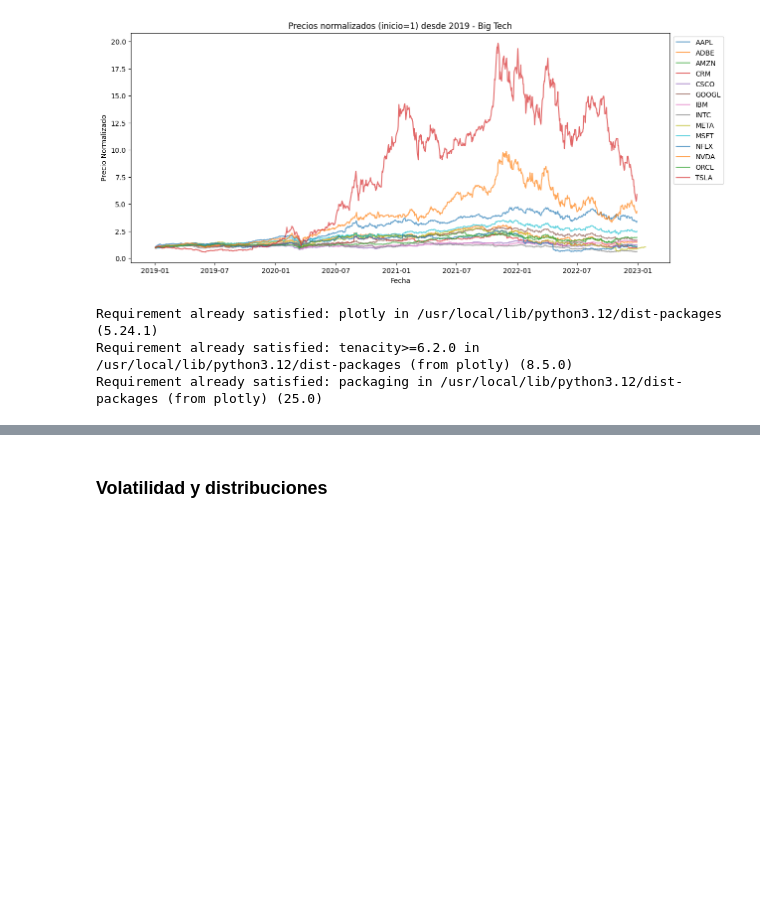
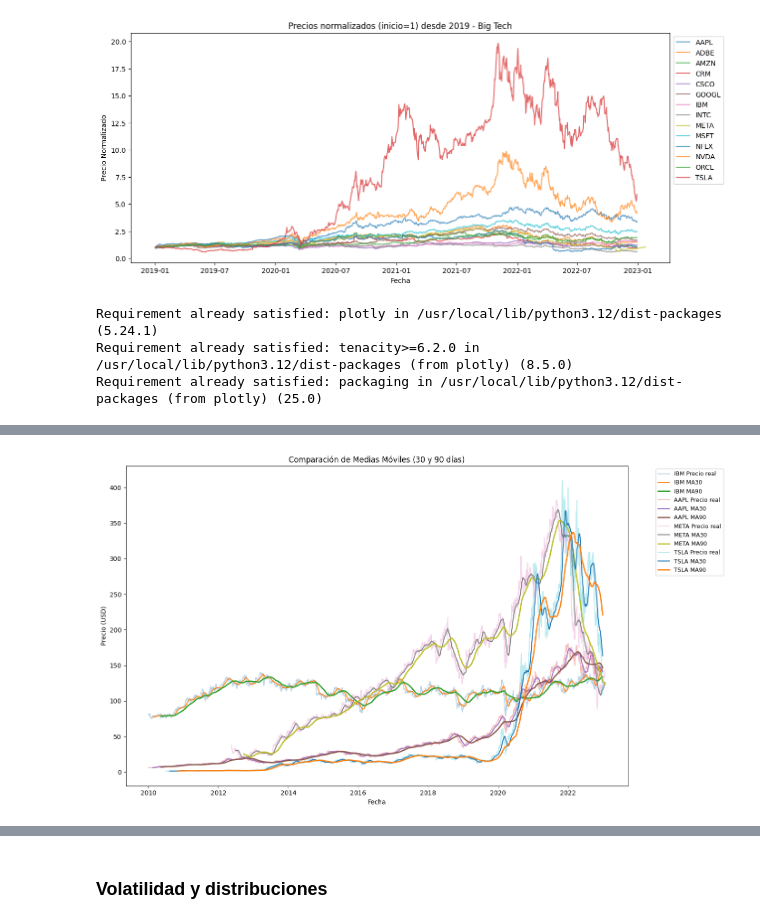
Before and after one commit to PosiTriOnix/BigTechStocks, a Jupyter notebook: Stocks.ipynb, the cells around one changed output, grey strips where cells are left out. Saved outputs shown, nothing was run; the diff lists cells and outputs as text; code cells hidden in the pictures; blank space fills up the shorter version.

```diff
--- a/Stocks.ipynb
+++ b/Stocks.ipynb
@@ -227,0 +310,28 @@ fig.show()
+# %%
+import matplotlib.pyplot as plt
+
+# Filtrar solo las 4 empresas de interés
+empresas = ['IBM', 'AAPL', 'META', 'TSLA']
+df_sel = df[df['stock_symbol'].isin(empresas)].sort_values(['stock_symbol','date'])
+
+# Calcular rolling mean (30 y 90 días) por empresa
+df_sel['rolling_mean_30'] = df_sel.groupby('stock_symbol')['adj_close'].transform(lambda x: x.rolling(30).mean())
+df_sel['rolling_mean_90'] = df_sel.groupby('stock_symbol')['adj_close'].transform(lambda x: x.rolling(90).mean())
+
+# Graficar
+plt.figure(figsize=(14,8))
+
+for empresa in empresas:
+    subset = df_sel[df_sel['stock_symbol'] == empresa]
+    plt.plot(subset['date'], subset['adj_close'], label=f'{empresa} Precio real', alpha=0.3)
+    plt.plot(subset['date'], subset['rolling_mean_30'], label=f'{empresa} MA30', linewidth=1.5)
+    plt.plot(subset['date'], subset['rolling_mean_90'], label=f'{empresa} MA90', linewidth=2)
+
+plt.title('Comparación de Medias Móviles (30 y 90 días)')
+plt.xlabel('Fecha')
+plt.ylabel('Precio (USD)')
+plt.legend(loc='upper left', bbox_to_anchor=(1.05,1), fontsize=9)
+plt.tight_layout()
+plt.show()
+# %% [output]
+[figure, added]
```
Also changed, not shown: parts of 15 cells of this notebook.
